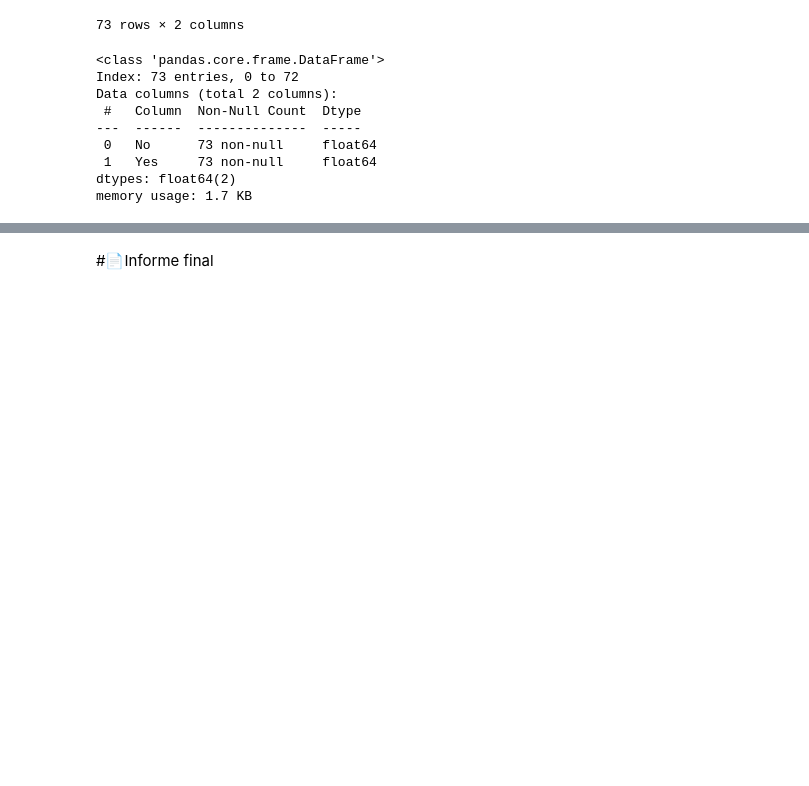
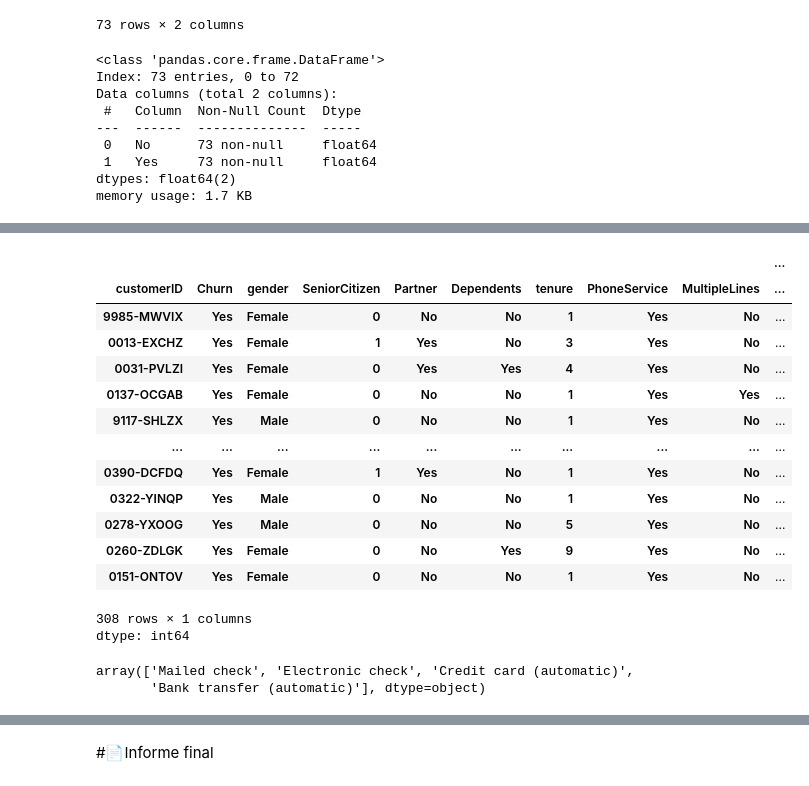
Before and after one commit to dialejo/Telecom-x, a Jupyter notebook: telecom_x_churn_analysis.ipynb, the cells around one changed output, grey strips where cells are left out. Cells and saved outputs as stored; diff of their text form; code cells hidden in the pictures; blank space fills up the shorter version.

```diff
--- a/telecom_x_churn_analysis.ipynb
+++ b/telecom_x_churn_analysis.ipynb
@@ -384,0 +407,23 @@ plt.show()
+# %%
+df[(df['Churn']=='Yes') & (df['PaymentMethod']=='Mailed check')].value_counts()
+# %% [output]
+|  |  |  |  |  |  |  |  |  | ... |
+| customerID | Churn | gender | SeniorCitizen | Partner | Dependents | tenure | PhoneService | MultipleLines | ... |
+| 9985-MWVIX | Yes | Female | 0 | No | No | 1 | Yes | No | ... |
+| 0013-EXCHZ | Yes | Female | 1 | Yes | No | 3 | Yes | No | ... |
+| 0031-PVLZI | Yes | Female | 0 | Yes | Yes | 4 | Yes | No | ... |
+| 0137-OCGAB | Yes | Female | 0 | No | No | 1 | Yes | Yes | ... |
+| 9117-SHLZX | Yes | Male | 0 | No | No | 1 | Yes | No | ... |
+| ... | ... | ... | ... | ... | ... | ... | ... | ... | ... |
+| 0390-DCFDQ | Yes | Female | 1 | Yes | No | 1 | Yes | No | ... |
+| 0322-YINQP | Yes | Male | 0 | No | No | 1 | Yes | No | ... |
+| 0278-YXOOG | Yes | Male | 0 | No | No | 5 | Yes | No | ... |
+| 0260-ZDLGK | Yes | Female | 0 | No | Yes | 9 | Yes | No | ... |
+| 0151-ONTOV | Yes | Female | 0 | No | No | 1 | Yes | No | ... |
+308 rows × 1 columns
+dtype: int64
+# %%
+df['PaymentMethod'].unique()
+# %% [output]
+array(['Mailed check', 'Electronic check', 'Credit card (automatic)',
+       'Bank transfer (automatic)'], dtype=object)
```
Also changed, not shown: parts of 22 cells of this notebook.
